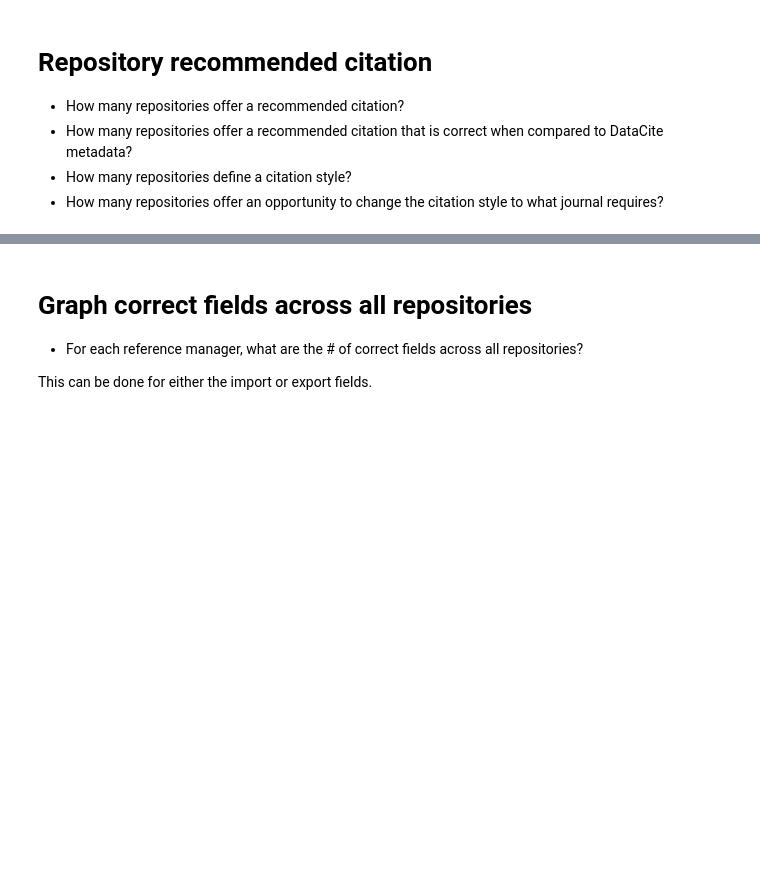
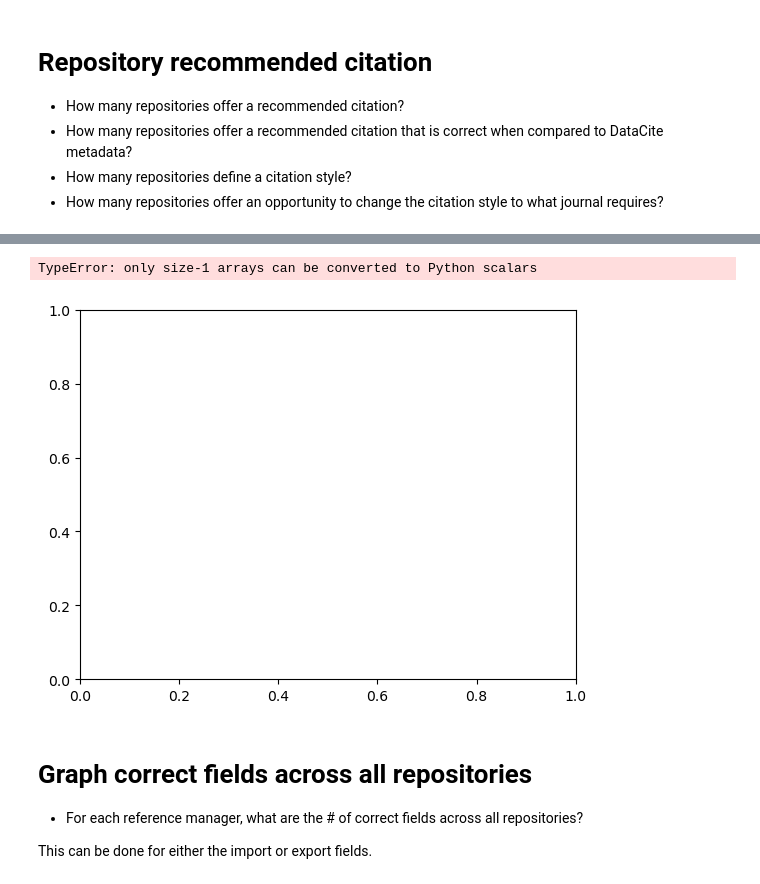
Before and after one commit to kvrouwenvelder/reference-manager-analysis, a Jupyter notebook: reference-manager-citations-ESIP.ipynb, the cells around one changed output, grey strips where cells are left out. Cells and saved outputs as stored; diff of their text form; code cells hidden in the pictures; blank space fills up the shorter version.

```diff
--- a/reference-manager-citations-ESIP.ipynb
+++ b/reference-manager-citations-ESIP.ipynb
@@ -191,3 +192,17 @@ ax.legend(loc = 'lower left',framealpha=1)
+# %%
+# Horizonal bar graph of repository recommended citation
+
+# Graph
+ax = repo_recommended_citation_sort.plot.barh(x = 'Repository', y = ['count_correct_ex','count_missing_ex','count_incorrect_ex'], stacked = True, label = ['Correct', 'Missing','Incorrect'],
+                                            color = ['tab:blue','tab:orange','tab:red'])
+plt.ylabel('# Metadata Fields')
+plt.xticks(rotation = 75)
+ax.legend(loc = 'lower left',framealpha=1)
+
+plt.show()
+# %% [output]
+TypeError: only size-1 arrays can be converted to Python scalars
+[figure, added]
 # %% [markdown]
 # Graph correct fields across all repositories
 * For each reference manager, what are the # of correct fields across all repositories?
```
Also changed, not shown: parts of 6 cells of this notebook.
